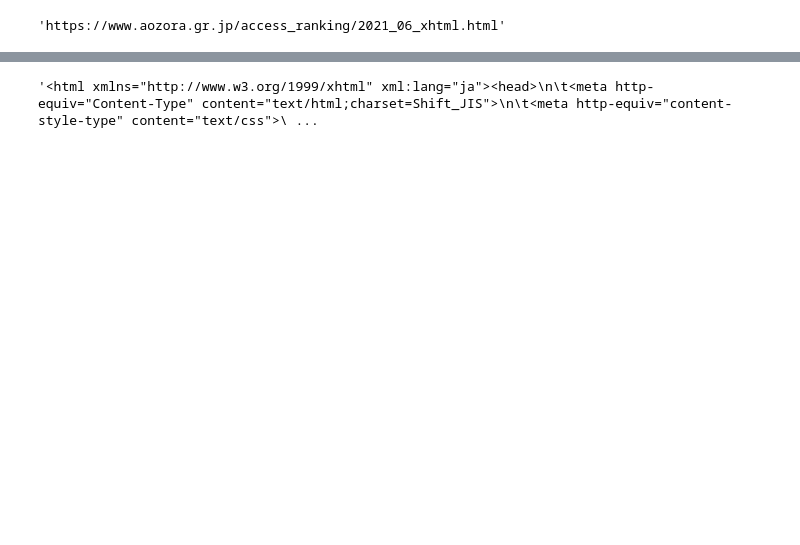
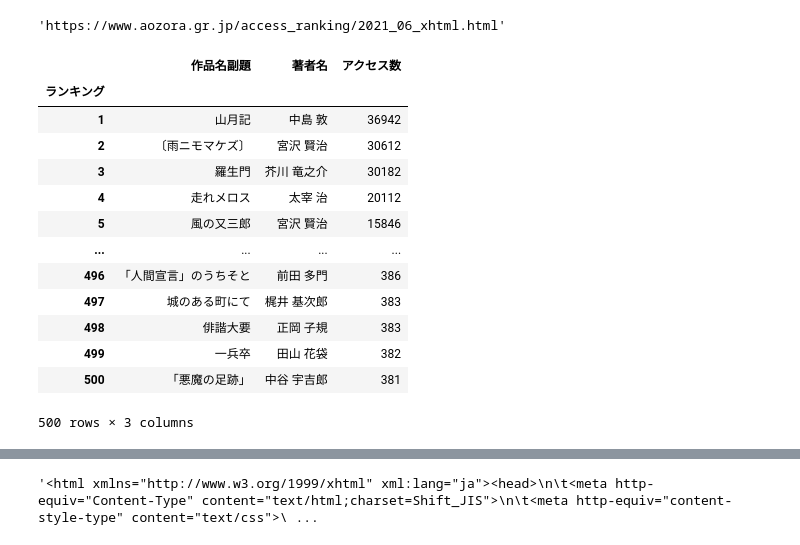
Before and after one commit to sky-y/extract-aozora-ranking, a Jupyter notebook: 青空文庫ランキング抽出（関数ver）.ipynb, the cells around one changed output, grey strips where cells are left out. Drawn from its saved outputs; the diff is of its cells as text; code cells hidden in the pictures; blank space fills up the shorter version.

Commit message:
[modify] ランキング表をDataFrameで抽出

```diff
--- a/青空文庫ランキング抽出（関数ver）.ipynb
+++ b/青空文庫ランキング抽出（関数ver）.ipynb
@@ -94,10 +123,41 @@ df_target
 # %%
 # 特定のタイムスタンプにおいて、URL（XHTML版、テキスト版のそれぞれ）を返す
 def get_urls_by_timestamp(df, timestamp):
-    df_target = extract_df_by_timestamp(df, timestamp)
-    return df_target.at[0,KEY_URL_XHTML], df_target.at[0,KEY_URL_TXT]
+    df_target = extract_df_by_timestamp(df, timestamp).iloc[0]
+    return df_target[KEY_URL_XHTML], df_target[KEY_URL_TXT]
 # %%
 url_rank_xhtml, url_rank_txt = get_urls_by_timestamp(df, '2021-06-01')
 url_rank_xhtml
 # %% [output]
 'https://www.aozora.gr.jp/access_ranking/2021_06_xhtml.html'
+# %%
+# ランキング表のデータフレームを取得する
+def get_df_ranking(url):
+    browser = webdriver.Chrome()
+    browser.get(url)
+
+    table = browser.find_elements_by_tag_name("table")[0]
+    table_html = table.get_attribute('outerHTML')
+    browser.quit()
+
+    table_pd = pd.read_html(table_html, header=0, index_col=0)
+
+    return table_pd[0]
+# %%
+df_ranking = get_df_ranking(url_rank_xhtml)
+df_ranking
+# %% [output]
+|  | 作品名副題 | 著者名 | アクセス数 |
+| ランキング |  |  |  |
+| 1 | 山月記 | 中島 敦 | 36942 |
+| 2 | 〔雨ニモマケズ〕 | 宮沢 賢治 | 30612 |
+| 3 | 羅生門 | 芥川 竜之介 | 30182 |
+| 4 | 走れメロス | 太宰 治 | 20112 |
+| 5 | 風の又三郎 | 宮沢 賢治 | 15846 |
+| ... | ... | ... | ... |
+| 496 | 「人間宣言」のうちそと | 前田 多門 | 386 |
+| 497 | 城のある町にて | 梶井 基次郎 | 383 |
+| 498 | 俳諧大要 | 正岡 子規 | 383 |
+| 499 | 一兵卒 | 田山 花袋 | 382 |
+| 500 | 「悪魔の足跡」 | 中谷 宇吉郎 | 381 |
+500 rows × 3 columns
```
Also changed, not shown: parts of 8 cells of this notebook.
